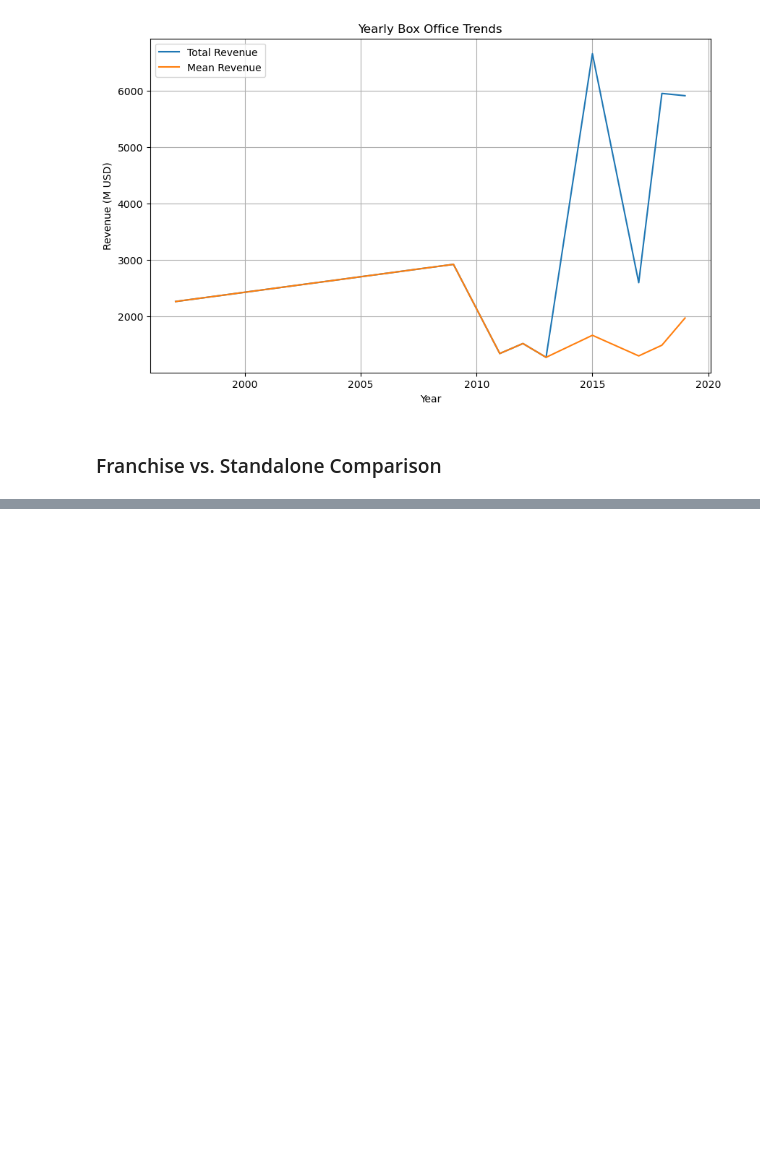
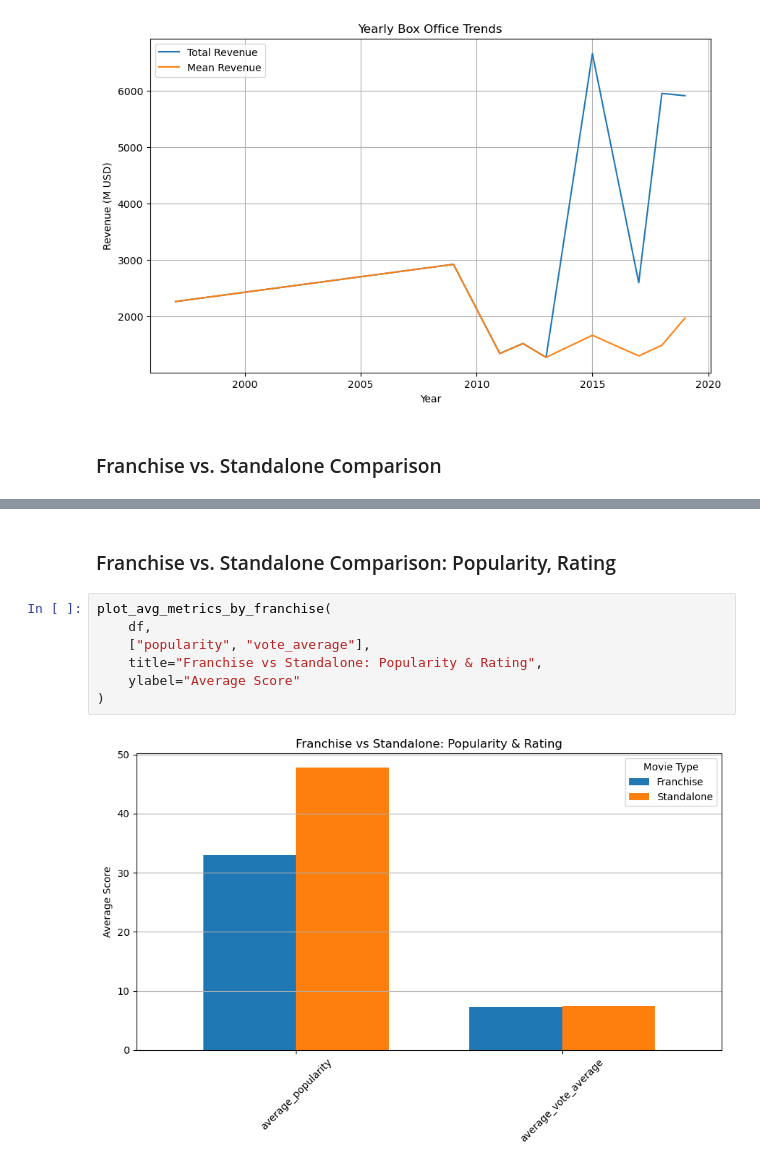
Before and after one commit to Ransaddic/TMDB-Movie-Data-Analysis-using-Pyspark-and-APIs, a Jupyter notebook: notebooks/data_analysis.ipynb, the cells around one changed output, grey strips where cells are left out. Drawn from its saved outputs; the diff is of its cells as text; blank space fills up the shorter version.

```diff
--- a/notebooks/data_analysis.ipynb
+++ b/notebooks/data_analysis.ipynb
@@ -487,0 +510,11 @@ plt.show()
+# %% [markdown]
+ ### Franchise vs. Standalone Comparison:  Popularity, Rating
+# %%
+plot_avg_metrics_by_franchise(
+    df,
+    ["popularity", "vote_average"],
+    title="Franchise vs Standalone: Popularity & Rating",
+    ylabel="Average Score"
+)
+# %% [output]
+[figure, added]
```
Also changed, not shown: parts of 5 cells of this notebook, 1 other file.
